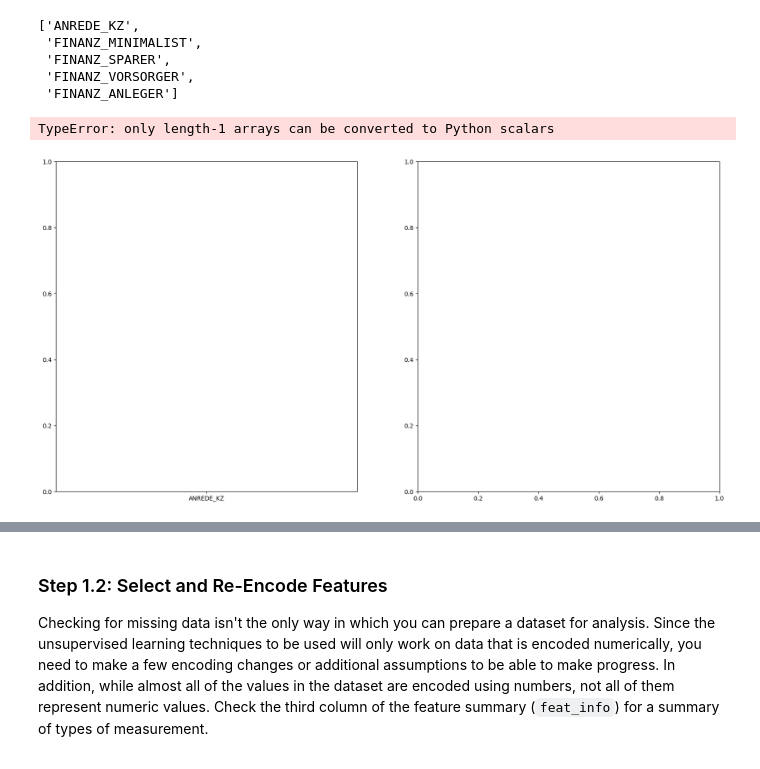
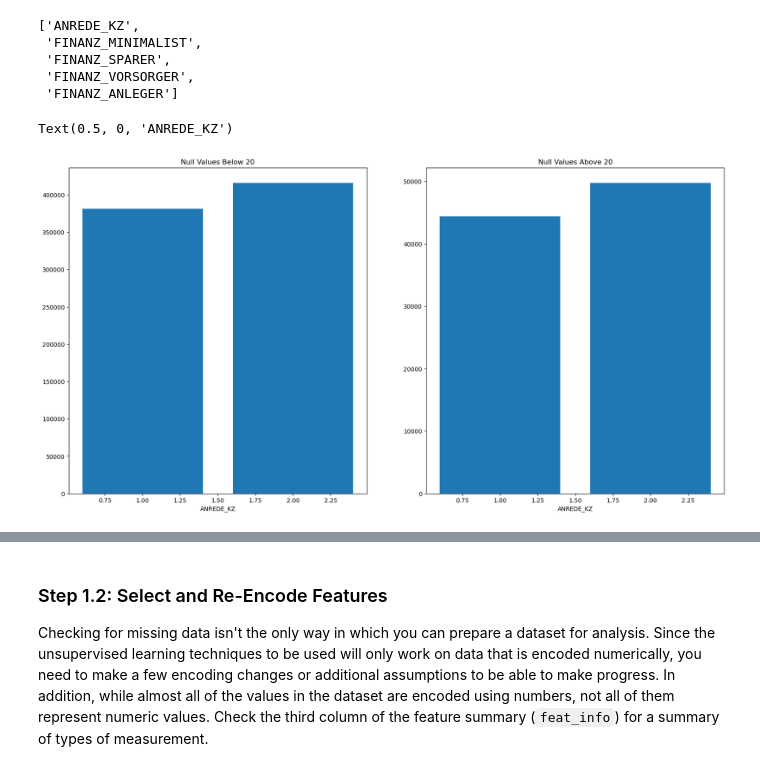
Before and after one commit to fayezalkh/Project-Identify-Customer-Segments, a Jupyter notebook: Identify_Customer_Segments.ipynb, the cells around one changed output, grey strips where cells are left out. Drawn from its saved outputs; the diff is of its cells as text; code cells hidden in the pictures.

```diff
--- a/Identify_Customer_Segments.ipynb
+++ b/Identify_Customer_Segments.ipynb
@@ -276,11 +276,17 @@ complete_cols_names
  'FINANZ_ANLEGER']
 # %%
 fig, (ax1, ax2) = plt.subplots(1, 2, figsize=(20,10))
+ANREDE_KZ_below, ANREDE_KZ_below_counts = np.unique(below_20['ANREDE_KZ'], return_counts=True)
+plt.subplot(1, 2, 1)
+plt.bar(ANREDE_KZ_below, ANREDE_KZ_below_counts)
+plt.title('Null Values Below 20');
+plt.xlabel('ANREDE_KZ');
 
-plt.subplot(1, 2, 1)
-unique_ANREDE_KZ, counts_ANREDE_KZ= np.unique(complete_cols_names[0], return_counts=True)
-plt.bar(unique_ANREDE_KZ, above_20)
-plt.title('counts_ANREDE_KZ ');
+ANREDE_KZ_above, ANREDE_KZ_above_counts = np.unique(above_20['ANREDE_KZ'], return_counts=True)
+plt.subplot(1, 2, 2)
+plt.bar(ANREDE_KZ_above, ANREDE_KZ_above_counts)
+plt.title('Null Values Above 20');
+plt.xlabel('ANREDE_KZ')
 # %% [output]
-TypeError: only length-1 arrays can be converted to Python scalars
+Text(0.5, 0, 'ANREDE_KZ')
-[figure, old version]
+[figure, new version]
```
Also changed, not shown: parts of 20 cells of this notebook.
